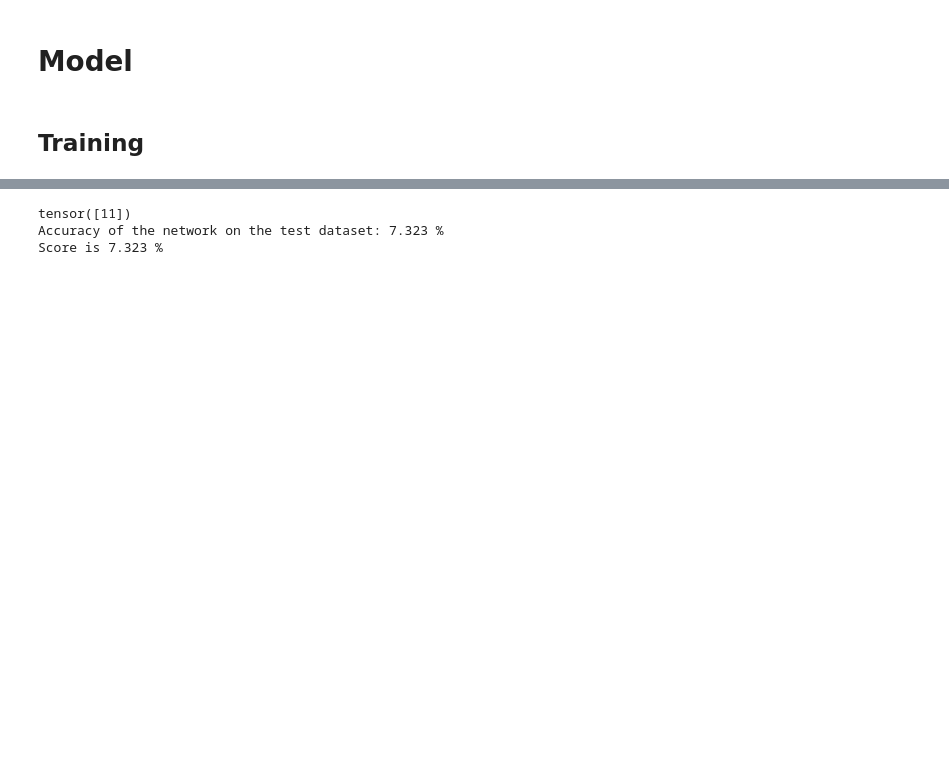
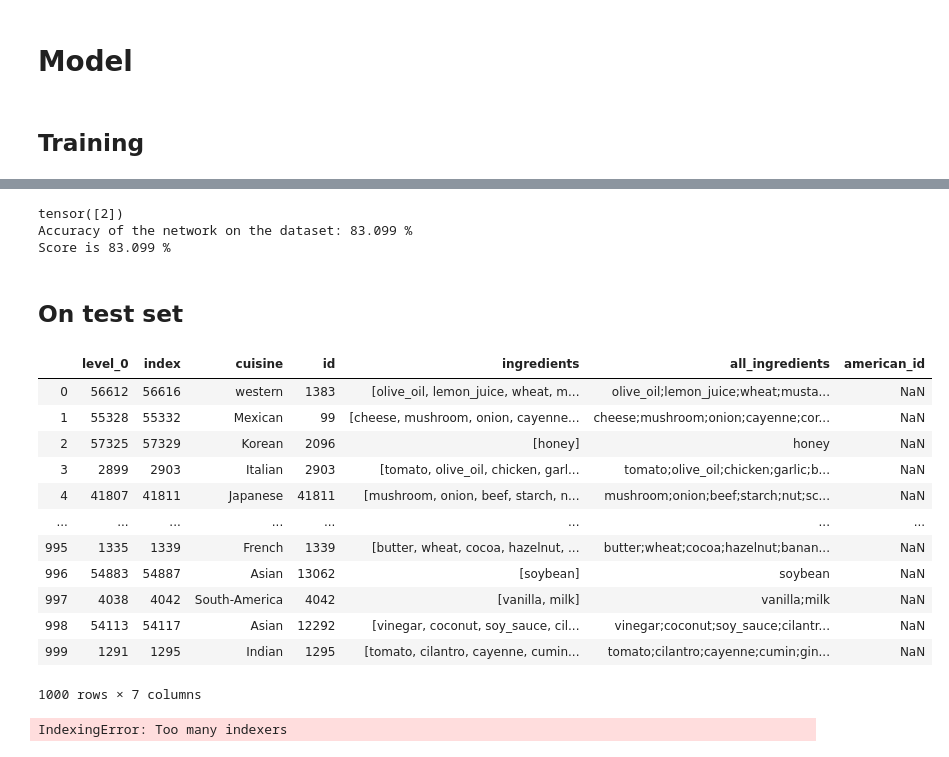
Before and after one commit to catherning/food_recipe_gen, a Jupyter notebook: cuisine_classification/NN_classification.ipynb, the cells around one changed output, grey strips where cells are left out. Drawn from its saved outputs; the diff is of its cells as text; code cells hidden in the pictures; blank space fills up the shorter version.

```diff
--- a/cuisine_classification/NN_classification.ipynb
+++ b/cuisine_classification/NN_classification.ipynb
@@ -316,30 +328,64 @@ def fbeta_score(y_true, y_pred, beta, threshold, eps=1e-9):
         div(precision.mul(beta2) + recall + eps).
         mul(1 + beta2))
 # %%
-correct = 0
-total = 0
-all_predict = []
-all_labels = []
-with torch.no_grad():
-    for data in test_loader:
-        inputs = data[0]
-        labels = data[1]
-        outputs = net(inputs.float())
-        _, predicted = torch.max(outputs.data, 1)
-        all_predict.append(predicted)
-        all_labels.append(labels)
-        total += labels.size(0)
-        correct += (predicted == labels).sum().item()
-print(predicted)
+def score(network, dataloader):
 
-print(f'Accuracy of the network on the test dataset: {100 * correct / total:.3f} %')
+    correct = 0
+    total = 0
+    all_predict = []
+    all_labels = []
+    with torch.no_grad():
+        for data in dataloader:
+            inputs = data[0]
+            labels = data[1]
+            outputs = network(inputs.float())
+            _, predicted = torch.max(outputs.data, 1)
+            all_predict.append(predicted)
+            all_labels.append(labels)
+            total += labels.size(0)
+            correct += (predicted == labels).sum().item()
+    print(predicted)
+    accuracy= 100 * correct / total
+    print(f'Accuracy of the network on the dataset: {accuracy:.3f} %')
 
-one_hot_pred = F.one_hot(torch.LongTensor(all_predict).to(torch.int64), NUM_CLASSES)
-one_hot_lab = F.one_hot(torch.LongTensor(all_labels).to(torch.int64), NUM_CLASSES)
-fbeta_pytorch = f2_score(one_hot_pred, one_hot_lab)
+    one_hot_pred = F.one_hot(torch.LongTensor(all_predict).to(torch.int64), NUM_CLASSES)
+    one_hot_lab = F.one_hot(torch.LongTensor(all_labels).to(torch.int64), NUM_CLASSES)
+    fbeta_pytorch = f2_score(one_hot_pred, one_hot_lab)
 
-print(f'Score is {100* fbeta_pytorch:.3f} %')
+    print(f'Score is {100* fbeta_pytorch:.3f} %')
+
+    return accuracy, fbeta_pytorch
+
+dev_accuracy, dev_fscore = score(net,dev_loader)
 # %% [output]
-tensor([11])
-Accuracy of the network on the test dataset: 7.323 %
-Score is 7.323 %
+tensor([2])
+Accuracy of the network on the dataset: 83.099 %
+Score is 83.099 %
+# %% [markdown]
+## On test set
+# %%
+df_test=pd.read_pickle(os.path.join(FOLDER_PATH,DATASET[0],FILES[1]))
+df_test_s=df_test.sample(1000)
+df_test_s=df_test_s.reset_index()
+
+test_dataset=RecipesDataset(df_test_s["ingredients"],df_test_s["cuisine"])
+
+test_loader = DataLoader(test_dataset, batch_size=1)#, sampler = sampler)
+# %% [output]
+|  | level_0 | index | cuisine | id | ingredients | all_ingredients | american_id |
+| 0 | 56612 | 56616 | western | 1383 | [olive_oil, lemon_juice, wheat, m... | olive_oil;lemon_juice;wheat;musta... | NaN |
+| 1 | 55328 | 55332 | Mexican | 99 | [cheese, mushroom, onion, cayenne... | cheese;mushroom;onion;cayenne;cor... | NaN |
+| 2 | 57325 | 57329 | Korean | 2096 | [honey] | honey | NaN |
+| 3 | 2899 | 2903 | Italian | 2903 | [tomato, olive_oil, chicken, garl... | tomato;olive_oil;chicken;garlic;b... | NaN |
+| 4 | 41807 | 41811 | Japanese | 41811 | [mushroom, onion, beef, starch, n... | mushroom;onion;beef;starch;nut;sc... | NaN |
+| ... | ... | ... | ... | ... | ... | ... | ... |
+| 995 | 1335 | 1339 | French | 1339 | [butter, wheat, cocoa, hazelnut, ... | butter;wheat;cocoa;hazelnut;banan... | NaN |
+| 996 | 54883 | 54887 | Asian | 13062 | [soybean] | soybean | NaN |
+| 997 | 4038 | 4042 | South-America | 4042 | [vanilla, milk] | vanilla;milk | NaN |
+| 998 | 54113 | 54117 | Asian | 12292 | [vinegar, coconut, soy_sauce, cil... | vinegar;coconut;soy_sauce;cilantr... | NaN |
+| 999 | 1291 | 1295 | Indian | 1295 | [tomato, cilantro, cayenne, cumin... | tomato;cilantro;cayenne;cumin;gin... | NaN |
+1000 rows × 7 columns
+# %%
+test_accuracy, test_fscore = score(net,test_loader)
+# %% [output]
+IndexingError: Too many indexers
```
Also changed, not shown: parts of 12 cells of this notebook.
